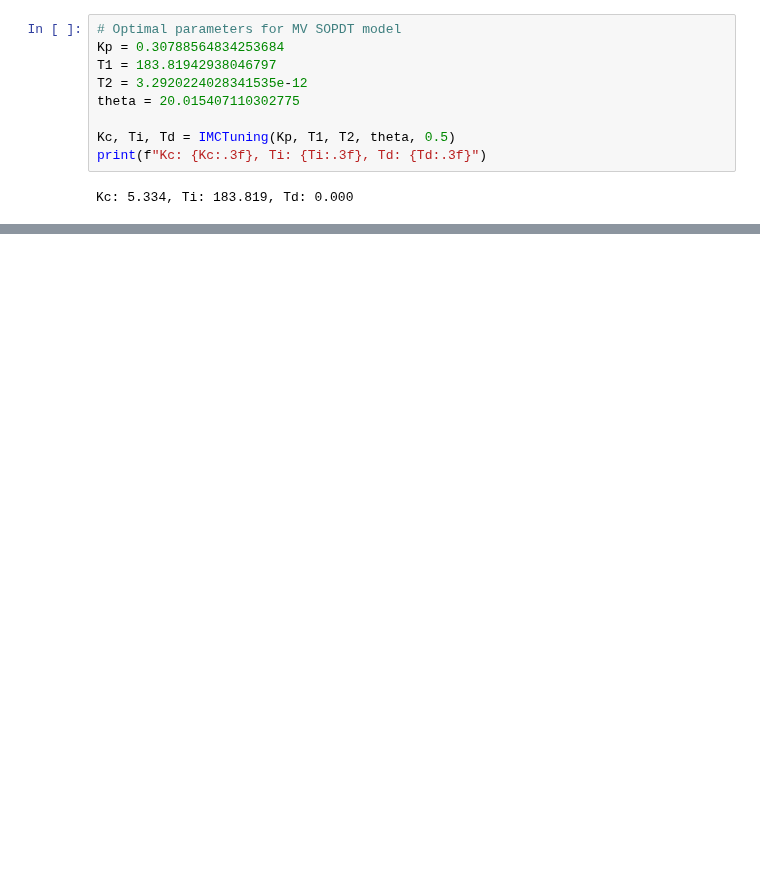
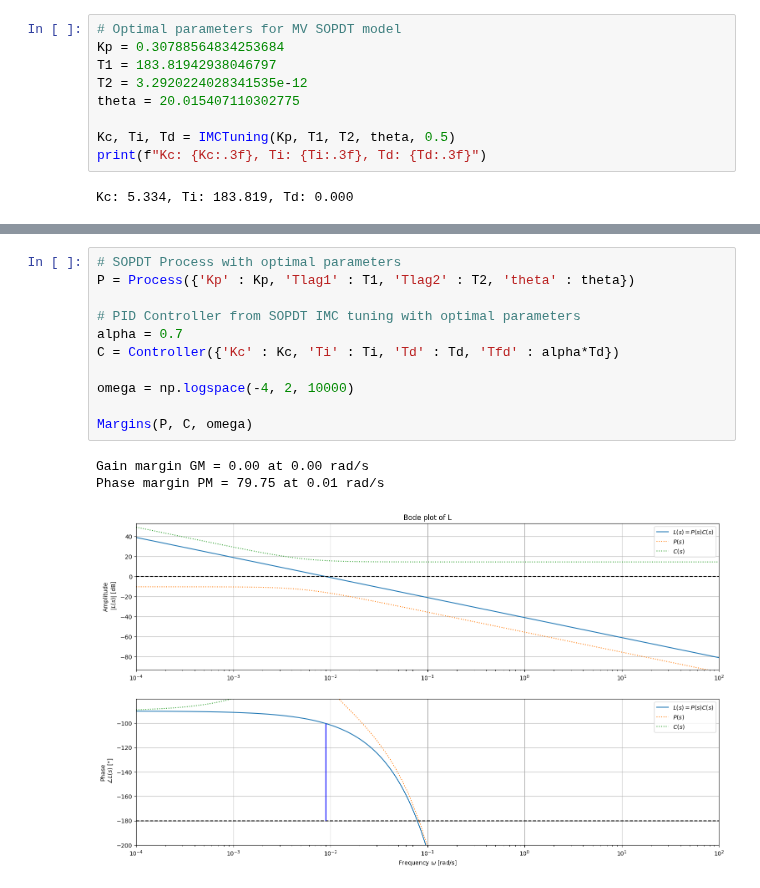
Before and after one commit to sstav0/Lab_Control_Theory, a Jupyter notebook: package_LAB.ipynb, the cells around one changed output, grey strips where cells are left out. Drawn from its saved outputs; the diff is of its cells as text; blank space fills up the shorter version.

Commit message:
Add margins calculation & representation on Bode graph

```diff
--- a/package_LAB.ipynb
+++ b/package_LAB.ipynb
@@ -262,0 +283,15 @@ Kc: 5.334, Ti: 183.819, Td: 0.000
+# %%
+# SOPDT Process with optimal parameters
+P = Process({'Kp' : Kp, 'Tlag1' : T1, 'Tlag2' : T2, 'theta' : theta})
+
+# PID Controller from SOPDT IMC tuning with optimal parameters
+alpha = 0.7
+C = Controller({'Kc' : Kc, 'Ti' : Ti, 'Td' : Td, 'Tfd' : alpha*Td})
+
+omega = np.logspace(-4, 2, 10000)
+
+Margins(P, C, omega)
+# %% [output]
+Gain margin GM = 0.00 at 0.00 rad/s
+Phase margin PM = 79.75 at 0.01 rad/s
+[figure, added]
```
Also changed, not shown: parts of 5 cells of this notebook, 1 other file.
